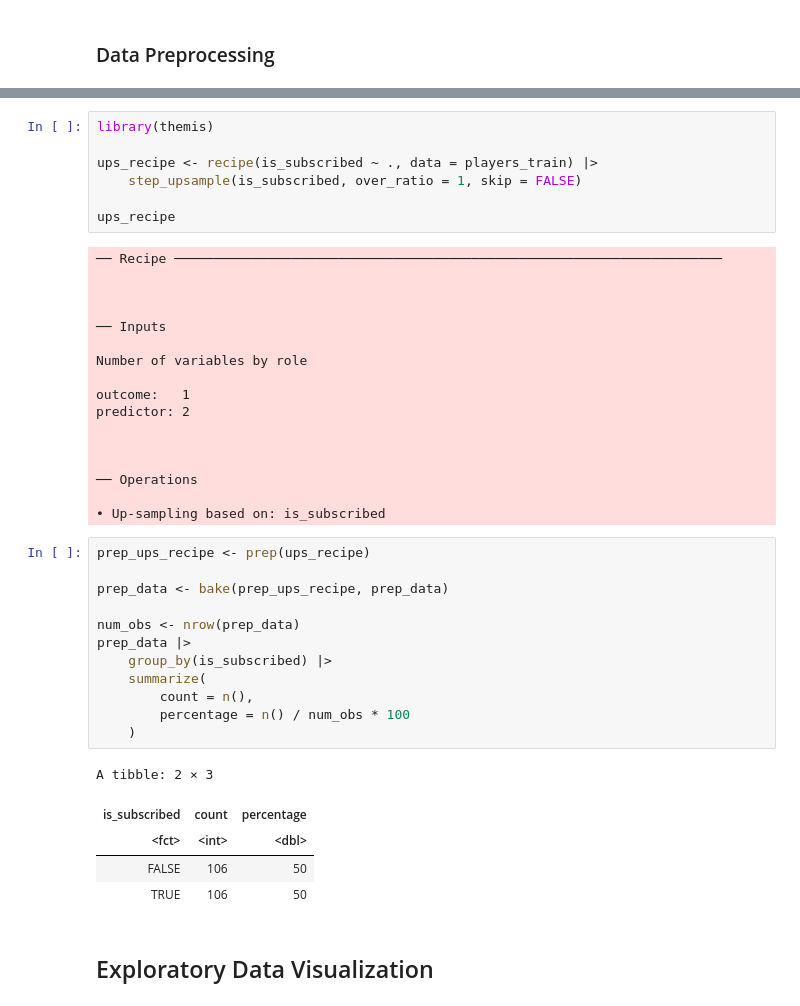
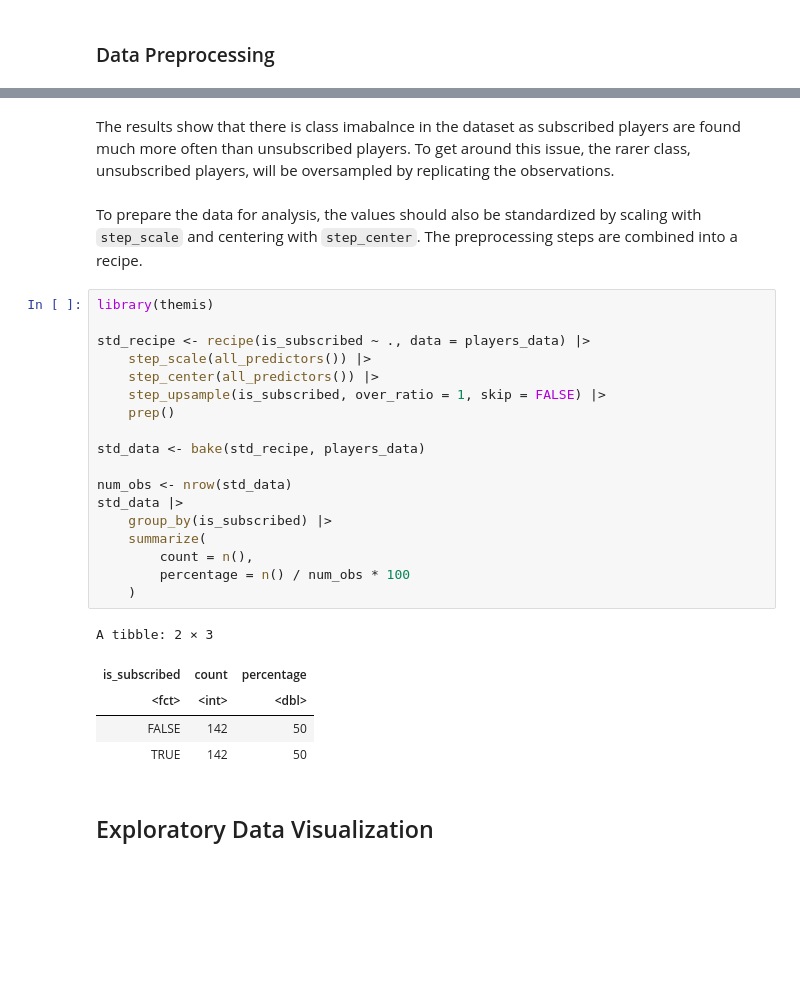
Before and after one commit to anasha02/dsci-100-2025s-project, a Jupyter notebook: Project.ipynb, the cells around one changed output, grey strips where cells are left out. Saved outputs shown, nothing was run; the diff lists cells and outputs as text; blank space fills up the shorter version.

```diff
--- a/Project.ipynb
+++ b/Project.ipynb
@@ -184,45 +159,31 @@ The results show that there is class imabalnce in the dataset as subscribed play
-# %%
-library(themis)
-
-ups_recipe <- recipe(is_subscribed ~ ., data = players_train) |>
-    step_upsample(is_subscribed, over_ratio = 1, skip = FALSE)
-
-ups_recipe
-# %% [output]
-── Recipe ──────────────────────────────────────────────────────────────────────
-
-
-
-── Inputs
-
-Number of variables by role
-
-outcome:   1
-predictor: 2
-
-
-
-── Operations
-
-• Up-sampling based on: is_subscribed
+# %% [markdown]
+The results show that there is class imabalnce in the dataset as subscribed players are found much more often than unsubscribed players. To get around this issue, the rarer class, unsubscribed players, will be oversampled by replicating the observations.
+# %% [markdown]
+To prepare the data for analysis, the values should also be standardized by scaling with `step_scale` and centering with `step_center`. The preprocessing steps are combined into a recipe.
 # %%
-prep_ups_recipe <- prep(ups_recipe)
+library(themis)
 
-prep_data <- bake(prep_ups_recipe, prep_data)
+std_recipe <- recipe(is_subscribed ~ ., data = players_data) |>
+    step_scale(all_predictors()) |>
+    step_center(all_predictors()) |>
+    step_upsample(is_subscribed, over_ratio = 1, skip = FALSE) |>
+    prep()
 
-num_obs <- nrow(prep_data)
-prep_data |>
+std_data <- bake(std_recipe, players_data)
+
+num_obs <- nrow(std_data)
+std_data |>
     group_by(is_subscribed) |>
     summarize(
         count = n(),
         percentage = n() / num_obs * 100
     )
 # %% [output]
 A tibble: 2 × 3
 | is_subscribed | count | percentage |
 | <fct> | <int> | <dbl> |
-| FALSE | 106 | 50 |
-| TRUE | 106 | 50 |
+| FALSE | 142 | 50 |
+| TRUE | 142 | 50 |
 # %% [markdown]
 ## Exploratory Data Visualization
 # %% [markdown]
```
Also changed, not shown: parts of 17 cells of this notebook.
